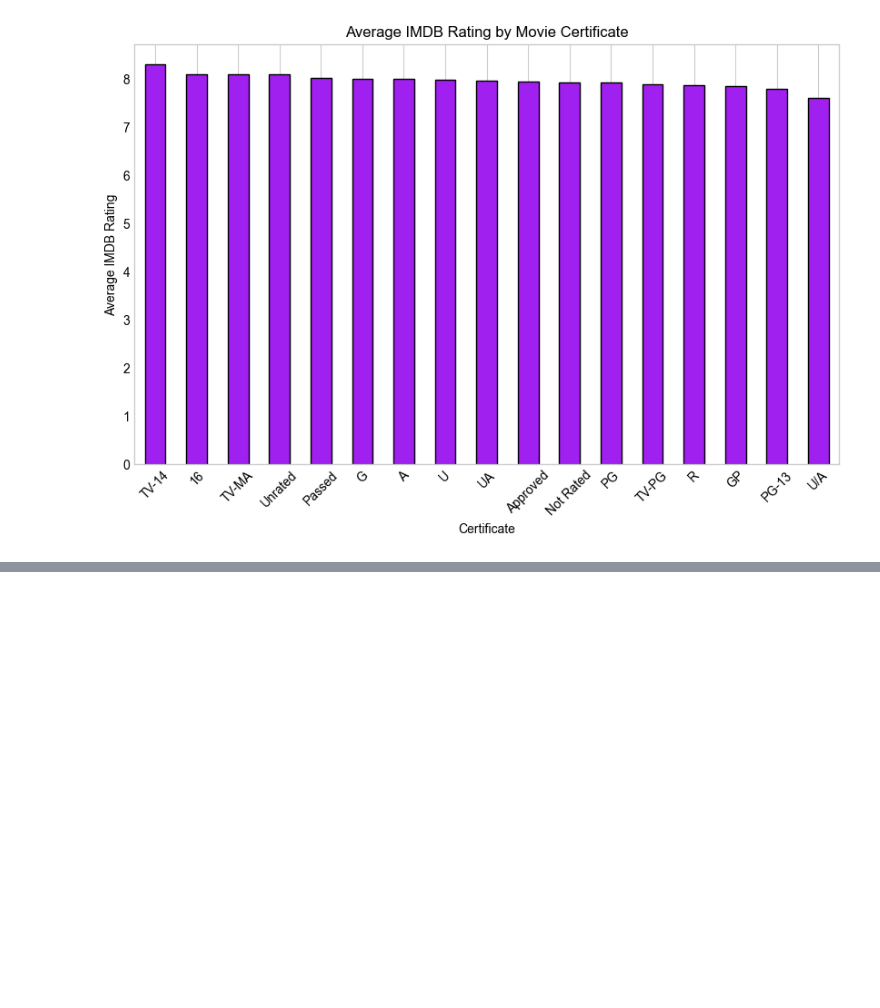
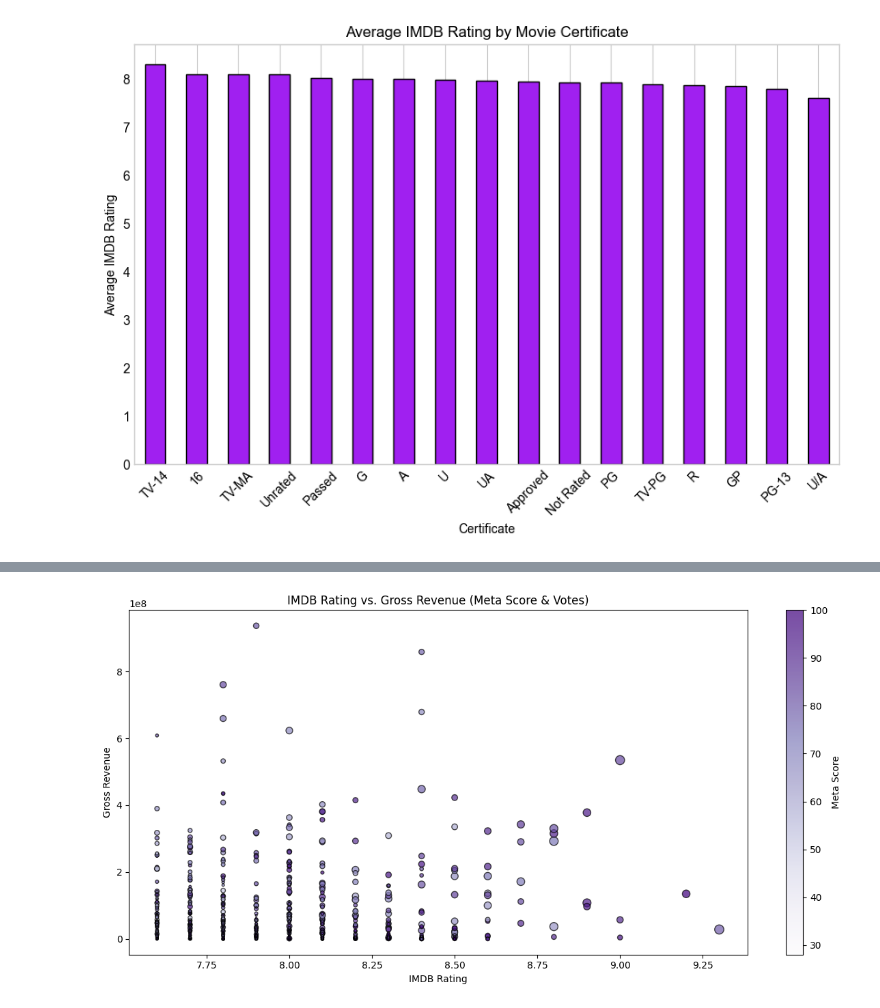
Before and after one commit to gabrielalaa/Dashboard_Movies, a Jupyter notebook: Exploration.ipynb, the cells around one changed output, grey strips where cells are left out. Saved outputs shown, nothing was run; the diff lists cells and outputs as text; code cells hidden in the pictures; blank space fills up the shorter version.

```diff
--- a/Exploration.ipynb
+++ b/Exploration.ipynb
@@ -369,0 +416,24 @@ plt.close()
+# %%
+plt.style.use('default')  # Clean white background
+
+plt.figure(figsize=(12, 6))
+scatter = plt.scatter(
+    df['IMDB_Rating'],
+    df['Gross'],
+    c=df['Meta_score'],
+    s=df['No_of_Votes'] / 25000,  # Scale vote size
+    cmap='Purples',
+    edgecolor='black',
+    alpha=0.7
+)
+
+plt.colorbar(label='Meta Score')
+plt.xlabel("IMDB Rating")
+plt.ylabel("Gross Revenue")
+plt.title("IMDB Rating vs. Gross Revenue (Meta Score & Votes)")
+plt.tight_layout()
+plt.savefig("insight5_rating_vs_gross.png", dpi=300, bbox_inches='tight')
+plt.show()
+plt.close()
+# %% [output]
+[figure, added]
```
Also changed, not shown: parts of 4 cells of this notebook, 3 other files.
